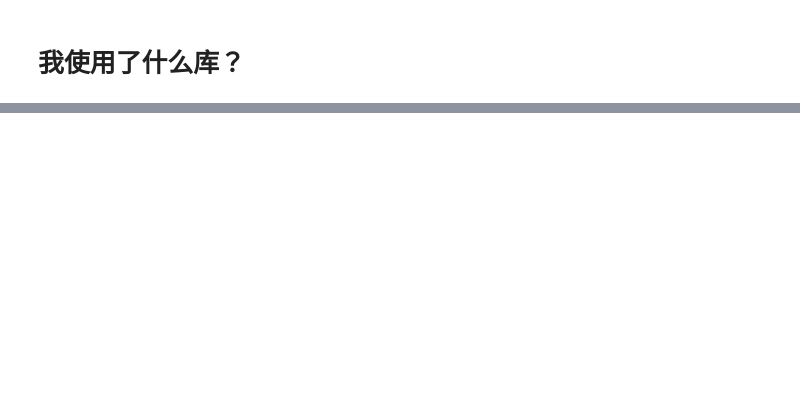
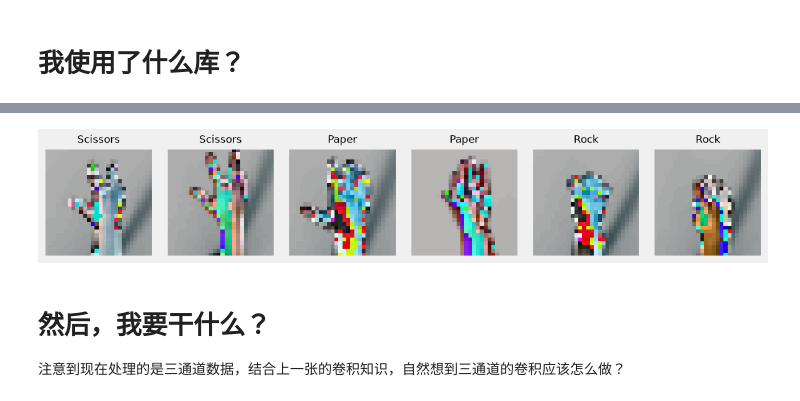
Before and after one commit to jhonprice/PyTorchStepByStep, a Jupyter notebook: runtest/ch06.ipynb, the cells around one changed output, grey strips where cells are left out. Drawn from its saved outputs; the diff is of its cells as text; code cells hidden in the pictures; blank space fills up the shorter version.

```diff
--- a/runtest/ch06.ipynb
+++ b/runtest/ch06.ipynb
@@ -36,0 +163,11 @@ ModuleNotFoundError: No module named 'sklearn'
+# %%
+# 测试结果
+
+# 临时loader
+temp_loader = DataLoader(temp_dataset,batch_size=16)
+
+first_images,first_labels = next(iter(temp_loader))
+
+print(first_images.shape,first_labels.shape)
+
+print(StepByStep.statistics_per_channel(first_images,first_labels))
@@ -36,0 +192,6 @@ ModuleNotFoundError: No module named 'sklearn'
+# %%
+# 测试结果
+
+normalizer = StepByStep.make_normalizer(temp_loader)
+
+print(normalizer)
@@ -36,0 +208,30 @@ ModuleNotFoundError: No module named 'sklearn'
+# %%
+# 程序6-4: 利用生成标准化器标准化图片
+
+# 将图片转为张量并标准化
+composer = Compose([Resize(28),
+                    ToImage(),
+                    ToDtype(torch.float32, scale=True),
+                    normalizer])
+
+# 构建DataSet
+train_data = ImageFolder(root='rps', transform=composer)
+val_data = ImageFolder(root='rps-test-set', transform=composer)
+
+# 构建loader
+# 注意打乱数据
+train_loader = DataLoader(train_data, batch_size=16, shuffle=True)
+val_loader = DataLoader(val_data, batch_size=16)
+# %%
+# 测试结果
+
+torch.manual_seed(88)
+first_images, first_labels = next(iter(train_loader))
+
+fig = figure2(first_images, first_labels)
+# %% [output]
+[figure, added]
+# %% [markdown]
+# 然后，我要干什么？
+
+注意到现在处理的是三通道数据，结合上一张的卷积知识，自然想到三通道的卷积应该怎么做？
```
Also changed, not shown: parts of 46 cells of this notebook, 4 other files.
